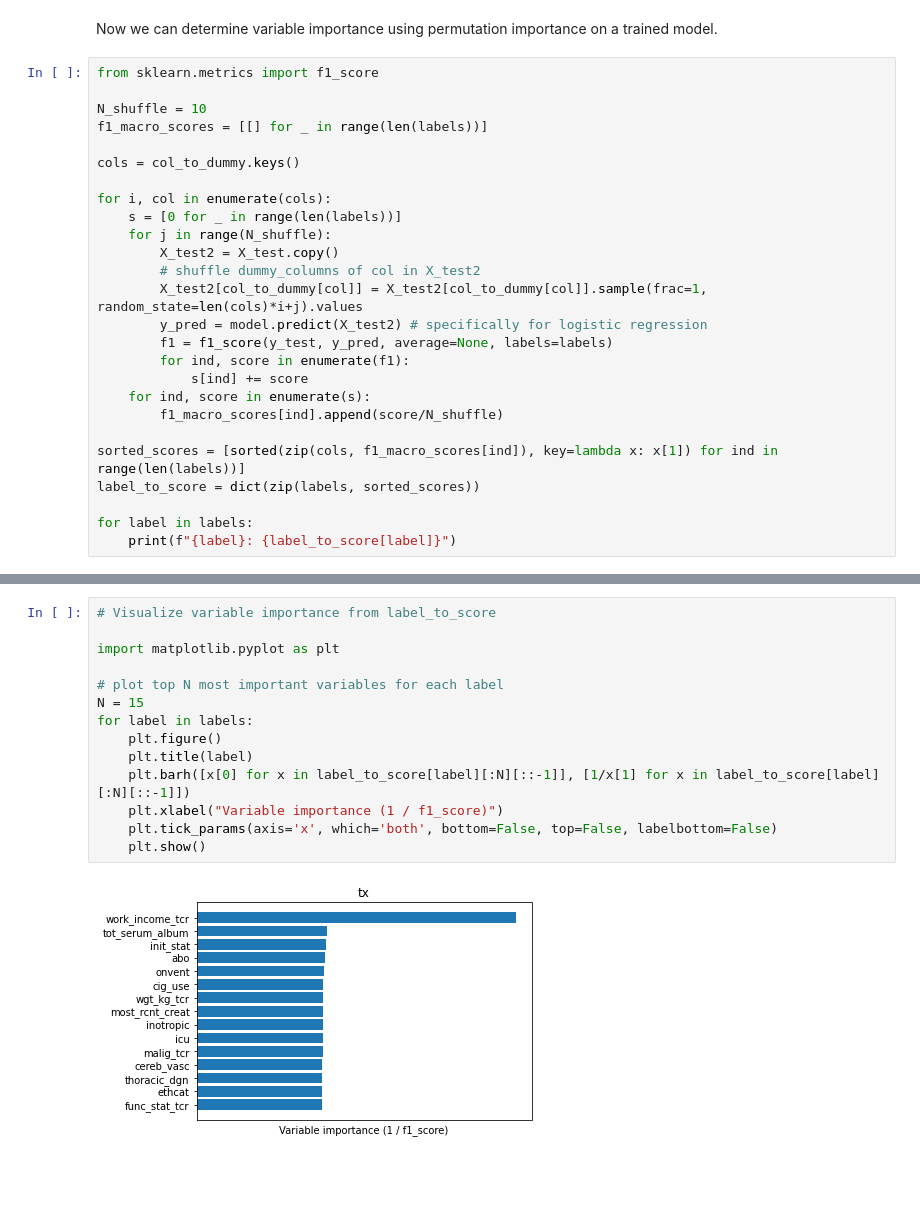
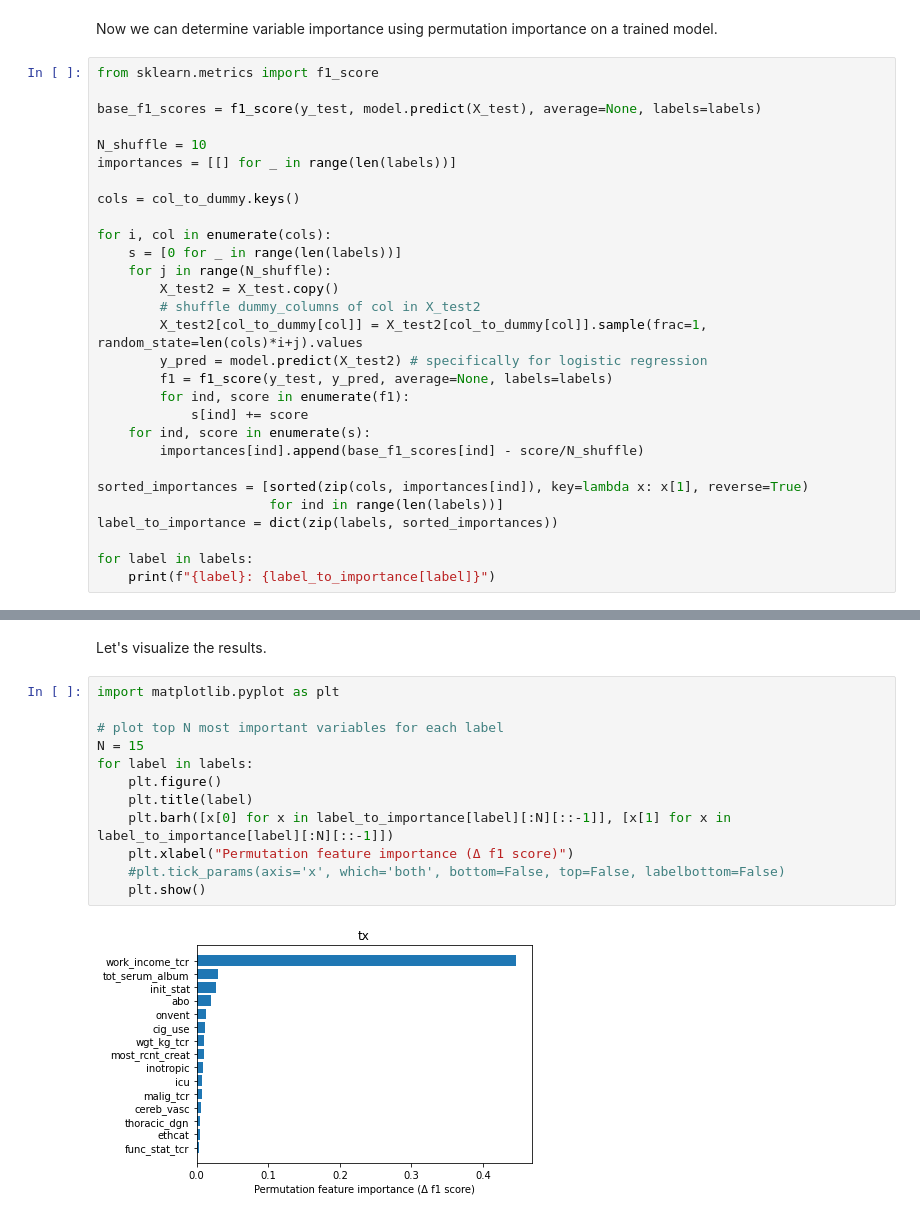
Before and after one commit to wansgar/edan70-project, a Jupyter notebook: column_categorization.ipynb, the cells around one changed output, grey strips where cells are left out. Drawn from its saved outputs; the diff is of its cells as text; blank space fills up the shorter version.

Commit message:
Redefined variable importance to delta f1

```diff
--- a/column_categorization.ipynb
+++ b/column_categorization.ipynb
@@ -1036,8 +1036,10 @@ Now we can determine variable importance using permutation importance on a train
 # %%
 from sklearn.metrics import f1_score
 
+base_f1_scores = f1_score(y_test, model.predict(X_test), average=None, labels=labels)
+
 N_shuffle = 10
-f1_macro_scores = [[] for _ in range(len(labels))]
+importances = [[] for _ in range(len(labels))]
 
 cols = col_to_dummy.keys()
 
@@ -1052,11 +1054,12 @@ for i, col in enumerate(cols):
         for ind, score in enumerate(f1):
             s[ind] += score
     for ind, score in enumerate(s):
-        f1_macro_scores[ind].append(score/N_shuffle)
+        importances[ind].append(base_f1_scores[ind] - score/N_shuffle)
 
-sorted_scores = [sorted(zip(cols, f1_macro_scores[ind]), key=lambda x: x[1]) for ind in range(len(labels))]
-label_to_score = dict(zip(labels, sorted_scores))
+sorted_importances = [sorted(zip(cols, importances[ind]), key=lambda x: x[1], reverse=True)
+                      for ind in range(len(labels))]
+label_to_importance = dict(zip(labels, sorted_importances))
 
 for label in labels:
-    print(f"{label}: {label_to_score[label]}")
+    print(f"{label}: {label_to_importance[label]}")
 # %% [output]
@@ -1067,16 +1070,16 @@ tx: [('work_income_tcr', 0.28621578254435753), ('tot_serum_album', 0.70227129345
+# %% [markdown]
+Let's visualize the results.
 # %%
-# Visualize variable importance from label_to_score
-
 import matplotlib.pyplot as plt
 
 # plot top N most important variables for each label
 N = 15
 for label in labels:
     plt.figure()
     plt.title(label)
-    plt.barh([x[0] for x in label_to_score[label][:N][::-1]], [1/x[1] for x in label_to_score[label][:N][::-1]])
-    plt.xlabel("Variable importance (1 / f1_score)")
-    plt.tick_params(axis='x', which='both', bottom=False, top=False, labelbottom=False)
+    plt.barh([x[0] for x in label_to_importance[label][:N][::-1]], [x[1] for x in label_to_importance[label][:N][::-1]])
+    plt.xlabel("Permutation feature importance (Δ f1 score)")
+    #plt.tick_params(axis='x', which='both', bottom=False, top=False, labelbottom=False)
     plt.show()
 # %% [output]
-[figure, old version]
+[figure, new version]
```
Also changed, not shown: parts of 2 cells of this notebook.
